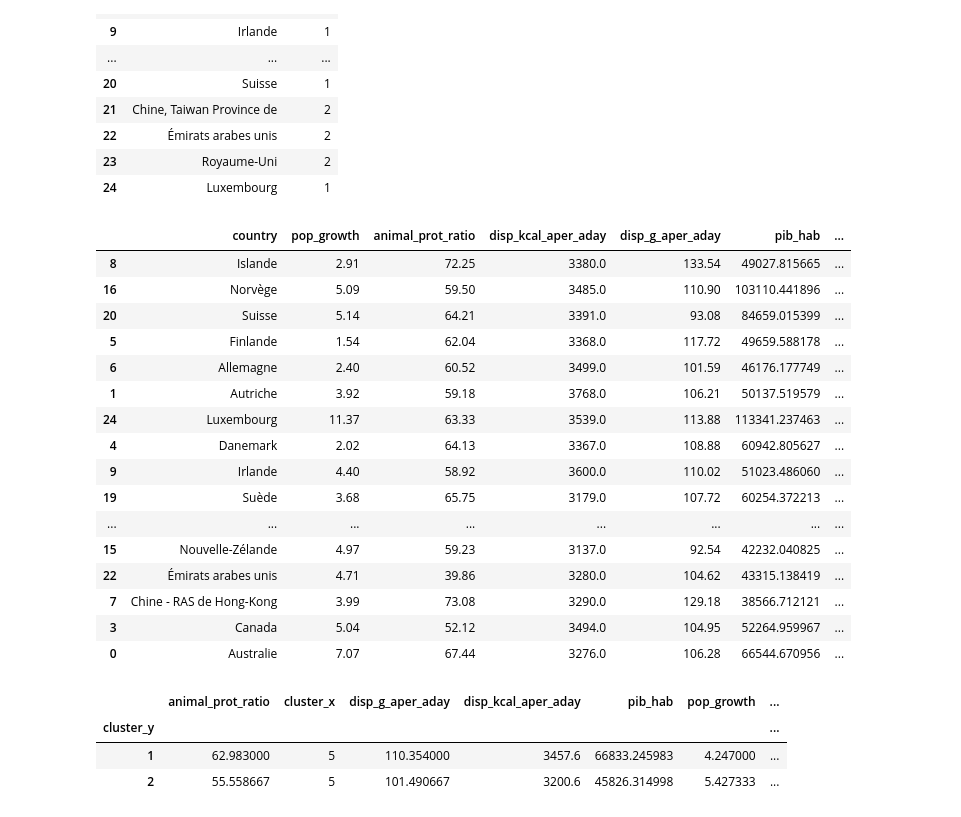
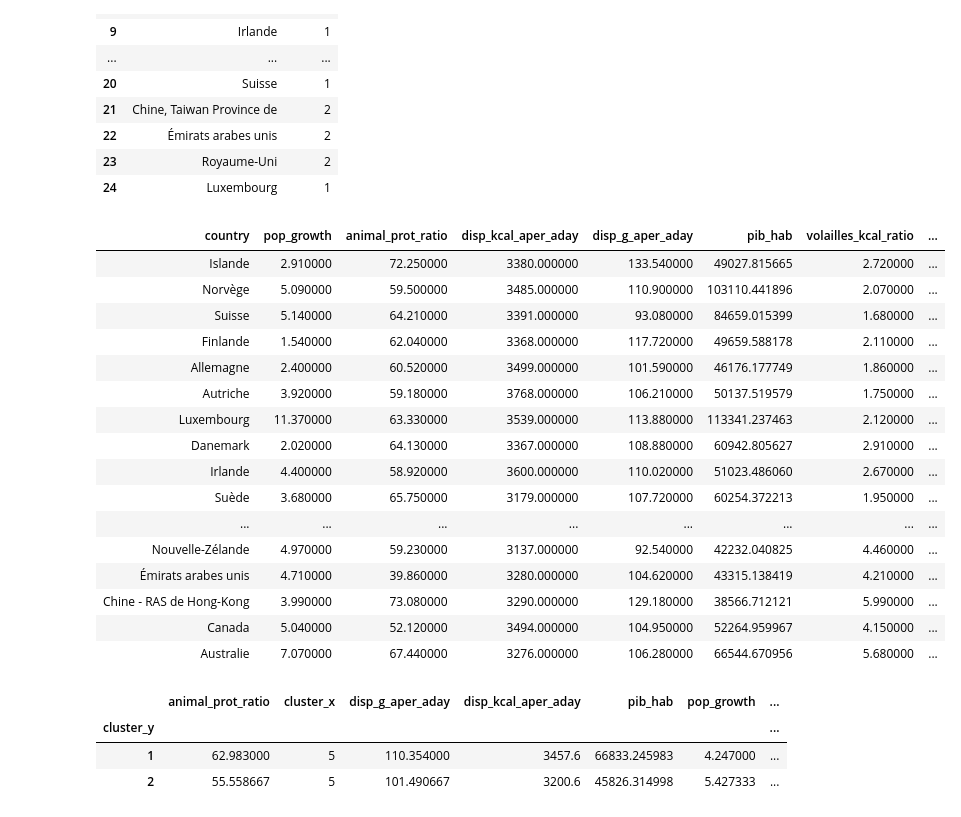
Before and after one commit to Sh4mSh4m/OCR_DA_proj5, a Jupyter notebook: Projet 5 - Etude de marche Loco Pollo.ipynb, the cells around one changed output. Drawn from its saved outputs; the diff is of its cells as text; code cells hidden in the pictures.

```diff
--- a/Projet 5 - Etude de marche Loco Pollo.ipynb
+++ b/Projet 5 - Etude de marche Loco Pollo.ipynb
@@ -889,26 +1044,28 @@ df_cluster_acp
 | 23 | Royaume-Uni | 2 |
 | 24 | Luxembourg | 1 |
 # %%
+import seaborn as sns
+cm = sns.light_palette("blue", as_cmap=True)
 df_target_final = df_target_acp.merge(df_cluster_acp, on='country', how='left')
-df_target_final.sort_values(by='cluster_y', kind='heapsort')
+df_target_final.sort_values(by='cluster_y', kind='heapsort').style.background_gradient(cmap=cm).hide_columns('cluster_x').hide_index()
 # %% [output]
-|  | country | pop_growth | animal_prot_ratio | disp_kcal_aper_aday | disp_g_aper_aday | pib_hab | ... |
-| 8 | Islande | 2.91 | 72.25 | 3380.0 | 133.54 | 49027.815665 | ... |
-| 16 | Norvège | 5.09 | 59.50 | 3485.0 | 110.90 | 103110.441896 | ... |
-| 20 | Suisse | 5.14 | 64.21 | 3391.0 | 93.08 | 84659.015399 | ... |
-| 5 | Finlande | 1.54 | 62.04 | 3368.0 | 117.72 | 49659.588178 | ... |
-| 6 | Allemagne | 2.40 | 60.52 | 3499.0 | 101.59 | 46176.177749 | ... |
-| 1 | Autriche | 3.92 | 59.18 | 3768.0 | 106.21 | 50137.519579 | ... |
-| 24 | Luxembourg | 11.37 | 63.33 | 3539.0 | 113.88 | 113341.237463 | ... |
-| 4 | Danemark | 2.02 | 64.13 | 3367.0 | 108.88 | 60942.805627 | ... |
-| 9 | Irlande | 4.40 | 58.92 | 3600.0 | 110.02 | 51023.486060 | ... |
-| 19 | Suède | 3.68 | 65.75 | 3179.0 | 107.72 | 60254.372213 | ... |
+| country | pop_growth | animal_prot_ratio | disp_kcal_aper_aday | disp_g_aper_aday | pib_hab | volailles_kcal_ratio | ... |
+| Islande | 2.910000 | 72.250000 | 3380.000000 | 133.540000 | 49027.815665 | 2.720000 | ... |
+| Norvège | 5.090000 | 59.500000 | 3485.000000 | 110.900000 | 103110.441896 | 2.070000 | ... |
+| Suisse | 5.140000 | 64.210000 | 3391.000000 | 93.080000 | 84659.015399 | 1.680000 | ... |
+| Finlande | 1.540000 | 62.040000 | 3368.000000 | 117.720000 | 49659.588178 | 2.110000 | ... |
+| Allemagne | 2.400000 | 60.520000 | 3499.000000 | 101.590000 | 46176.177749 | 1.860000 | ... |
+| Autriche | 3.920000 | 59.180000 | 3768.000000 | 106.210000 | 50137.519579 | 1.750000 | ... |
+| Luxembourg | 11.370000 | 63.330000 | 3539.000000 | 113.880000 | 113341.237463 | 2.120000 | ... |
+| Danemark | 2.020000 | 64.130000 | 3367.000000 | 108.880000 | 60942.805627 | 2.910000 | ... |
+| Irlande | 4.400000 | 58.920000 | 3600.000000 | 110.020000 | 51023.486060 | 2.670000 | ... |
+| Suède | 3.680000 | 65.750000 | 3179.000000 | 107.720000 | 60254.372213 | 1.950000 | ... |
 | ... | ... | ... | ... | ... | ... | ... | ... |
-| 15 | Nouvelle-Zélande | 4.97 | 59.23 | 3137.0 | 92.54 | 42232.040825 | ... |
-| 22 | Émirats arabes unis | 4.71 | 39.86 | 3280.0 | 104.62 | 43315.138419 | ... |
-| 7 | Chine - RAS de Hong-Kong | 3.99 | 73.08 | 3290.0 | 129.18 | 38566.712121 | ... |
-| 3 | Canada | 5.04 | 52.12 | 3494.0 | 104.95 | 52264.959967 | ... |
-| 0 | Australie | 7.07 | 67.44 | 3276.0 | 106.28 | 66544.670956 | ... |
+| Nouvelle-Zélande | 4.970000 | 59.230000 | 3137.000000 | 92.540000 | 42232.040825 | 4.460000 | ... |
+| Émirats arabes unis | 4.710000 | 39.860000 | 3280.000000 | 104.620000 | 43315.138419 | 4.210000 | ... |
+| Chine - RAS de Hong-Kong | 3.990000 | 73.080000 | 3290.000000 | 129.180000 | 38566.712121 | 5.990000 | ... |
+| Canada | 5.040000 | 52.120000 | 3494.000000 | 104.950000 | 52264.959967 | 4.150000 | ... |
+| Australie | 7.070000 | 67.440000 | 3276.000000 | 106.280000 | 66544.670956 | 5.680000 | ... |
 # %%
 df_target_final.pivot_table(index='cluster_y', aggfunc='mean')
 # %% [output]
```
Also changed, not shown: parts of 31 cells of this notebook, 3 other files.
